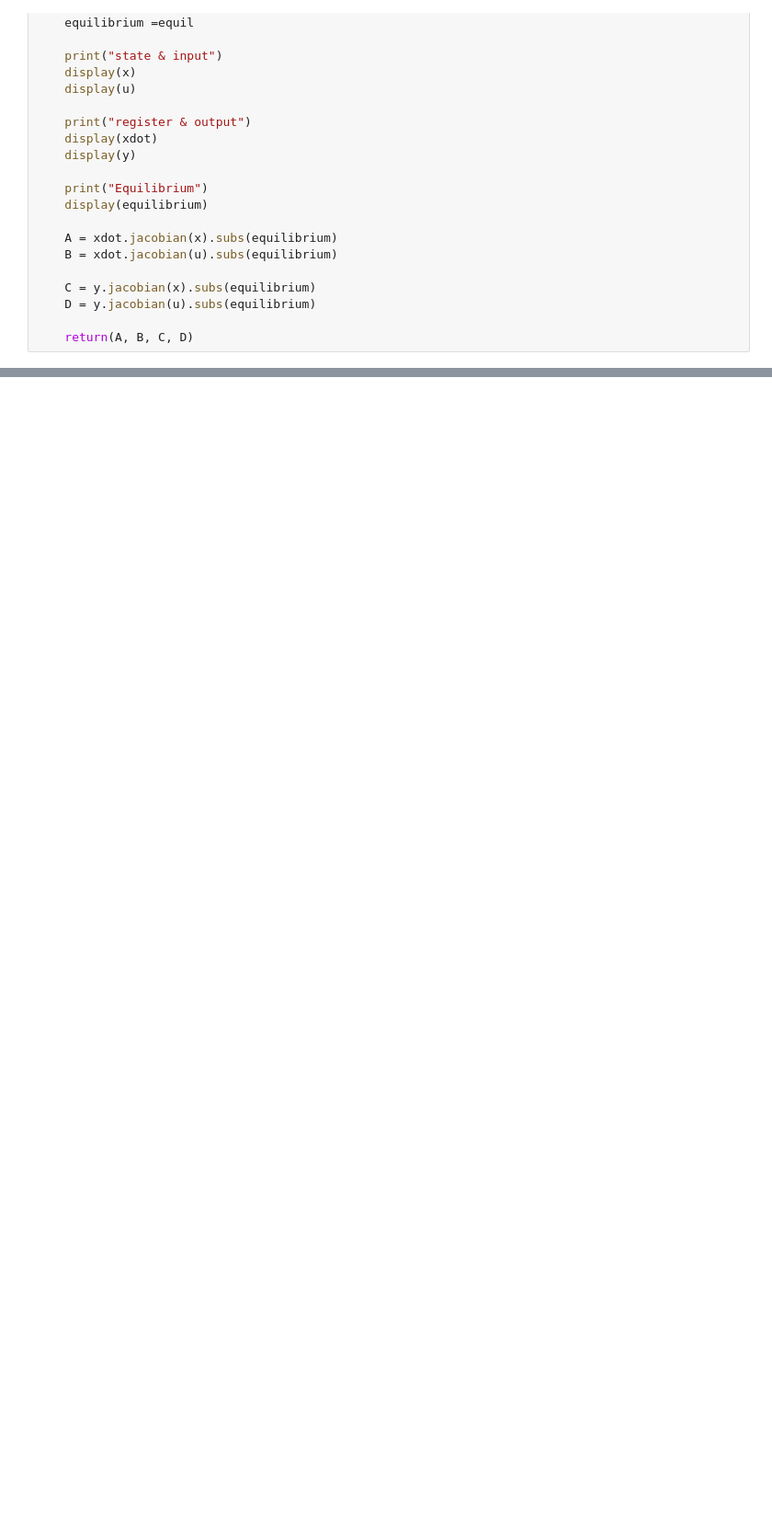
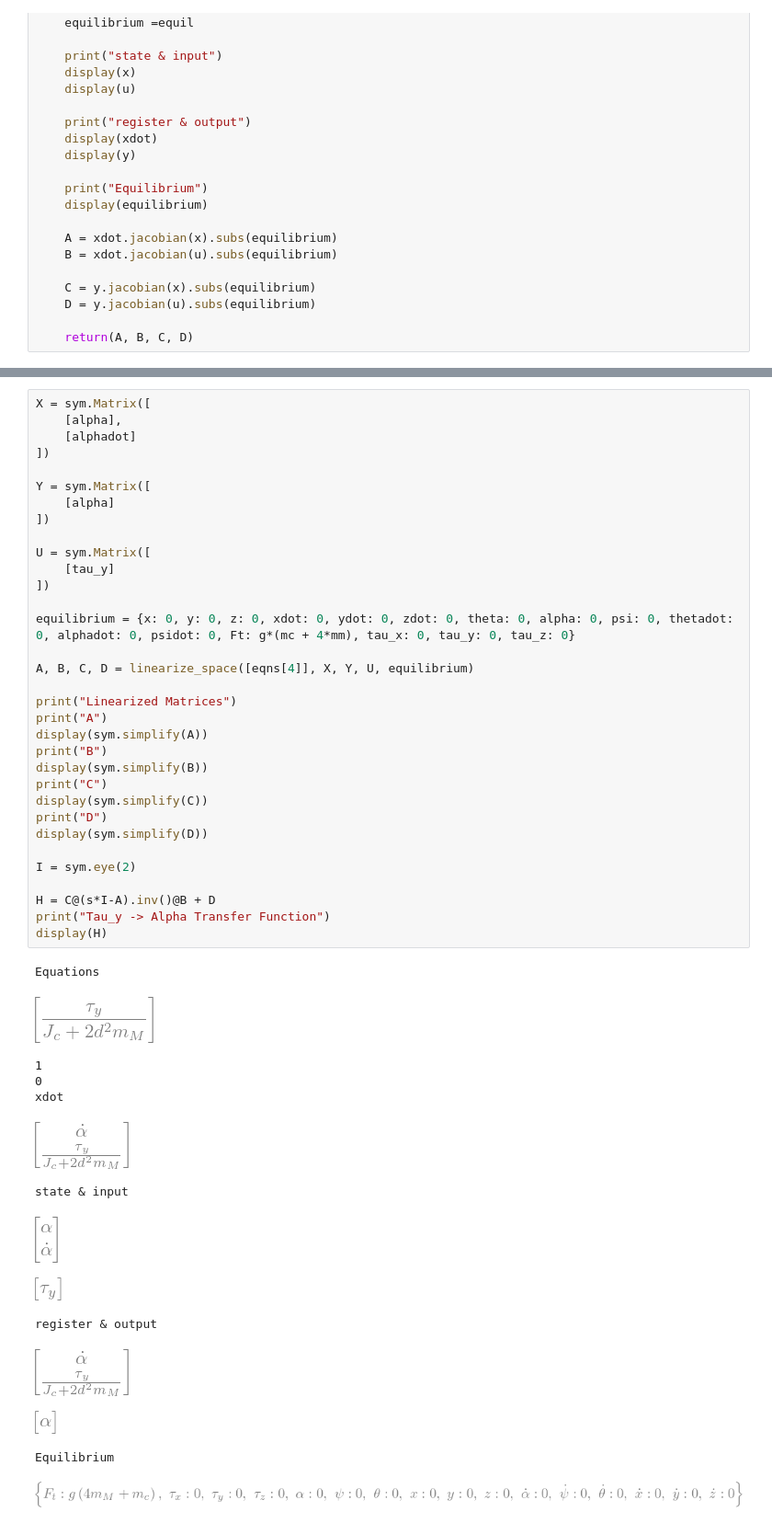
Before and after one commit to WillUoC/Controls-Final, a Jupyter notebook: Drone/derivations/scratch.ipynb, the cells around one changed output, grey strips where cells are left out. Shown: that part at 92% size. Drawn from its saved outputs; the diff is of its cells as text; blank space fills up the shorter version.

```diff
--- a/Drone/derivations/scratch.ipynb
+++ b/Drone/derivations/scratch.ipynb
@@ -351,0 +461,48 @@ def linearize_space(eqns, x, y, u, equil):
+# %%
+X = sym.Matrix([
+    [alpha],
+    [alphadot]
+])
+
+Y = sym.Matrix([
+    [alpha]
+])
+
+U = sym.Matrix([
+    [tau_y]
+])
+
+equilibrium = {x: 0, y: 0, z: 0, xdot: 0, ydot: 0, zdot: 0, theta: 0, alpha: 0, psi: 0, thetadot: 0, alphadot: 0, psidot: 0, Ft: g*(mc + 4*mm), tau_x: 0, tau_y: 0, tau_z: 0}
+
+A, B, C, D = linearize_space([eqns[4]], X, Y, U, equilibrium)
+
+print("Linearized Matrices")
+print("A")
+display(sym.simplify(A))
+print("B")
+display(sym.simplify(B))
+print("C")
+display(sym.simplify(C))
+print("D")
+display(sym.simplify(D))
+
+I = sym.eye(2)
+
+H = C@(s*I-A).inv()@B + D
+print("Tau_y -> Alpha Transfer Function")
+display(H)
+# %% [output]
+Equations
+[figure, added]
+1
+0
+xdot
+[figure, added]
+state & input
+[figure, added]
+[figure, added]
+register & output
+[figure, added]
+[figure, added]
+Equilibrium
+[figure, added]
```
Also changed, not shown: parts of 16 cells of this notebook, 2 other files.
